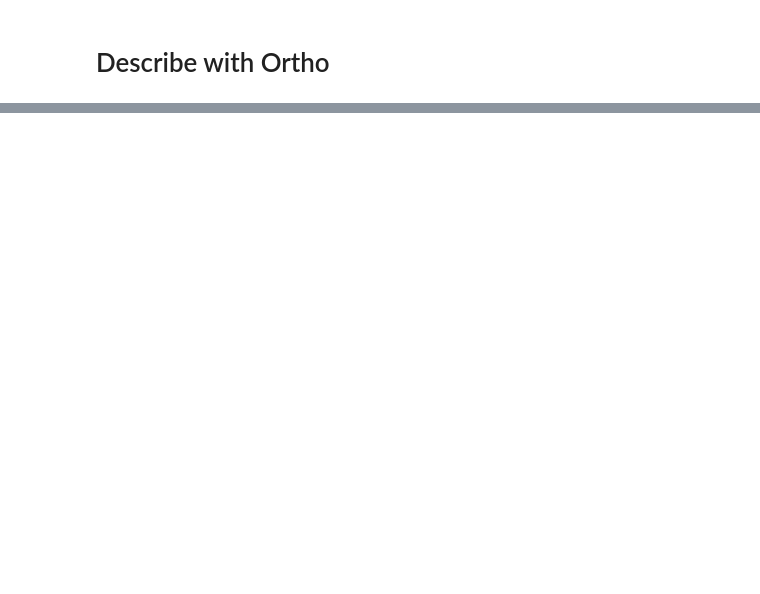
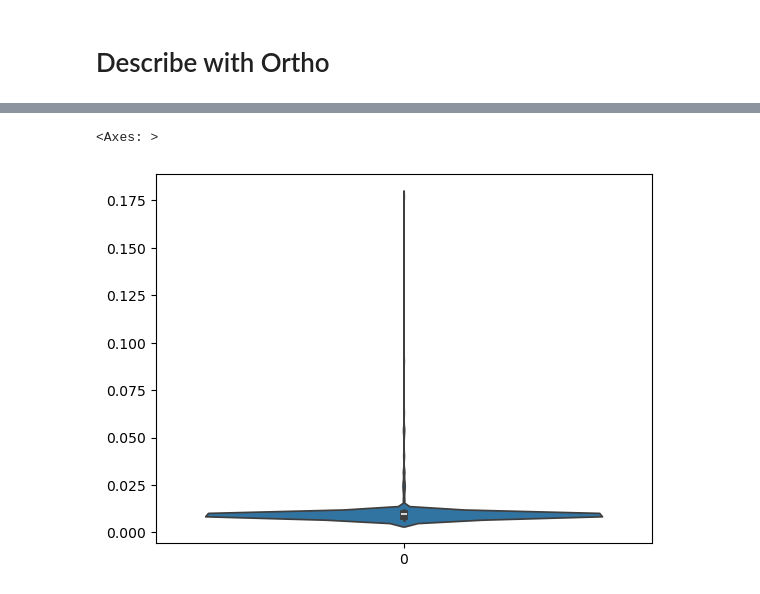
Before and after one commit to Reilly-Lab-Yale/tabula-rasa, a Jupyter notebook: notebooks/02_ortho_creation_seelig.ipynb, the cells around one changed output, grey strips where cells are left out. Cells and saved outputs as stored; diff of their text form; code cells hidden in the pictures; blank space fills up the shorter version.

```diff
--- a/notebooks/02_ortho_creation_seelig.ipynb
+++ b/notebooks/02_ortho_creation_seelig.ipynb
@@ -73,0 +134,5 @@ KilledWorker: Attempted to run task '_smart_matrix-e860d35924fef76bfa39f9c58d1bf
+# %%
+zi=[]
+
+for key in primordial.by_cre_parameters.zi:
+    zi.append(primordial.by_cre_parameters.zi[key].result()["zi"])
@@ -74,2 +143,7 @@ KilledWorker: Attempted to run task '_smart_matrix-e860d35924fef76bfa39f9c58d1bf
+# %%
+sns.violinplot(np.array(zi))
+# %% [output]
+<Axes: >
+[figure, added]
 # %%
 print("finished!")
```
Also changed, not shown: parts of 13 cells of this notebook, 1 other file.
